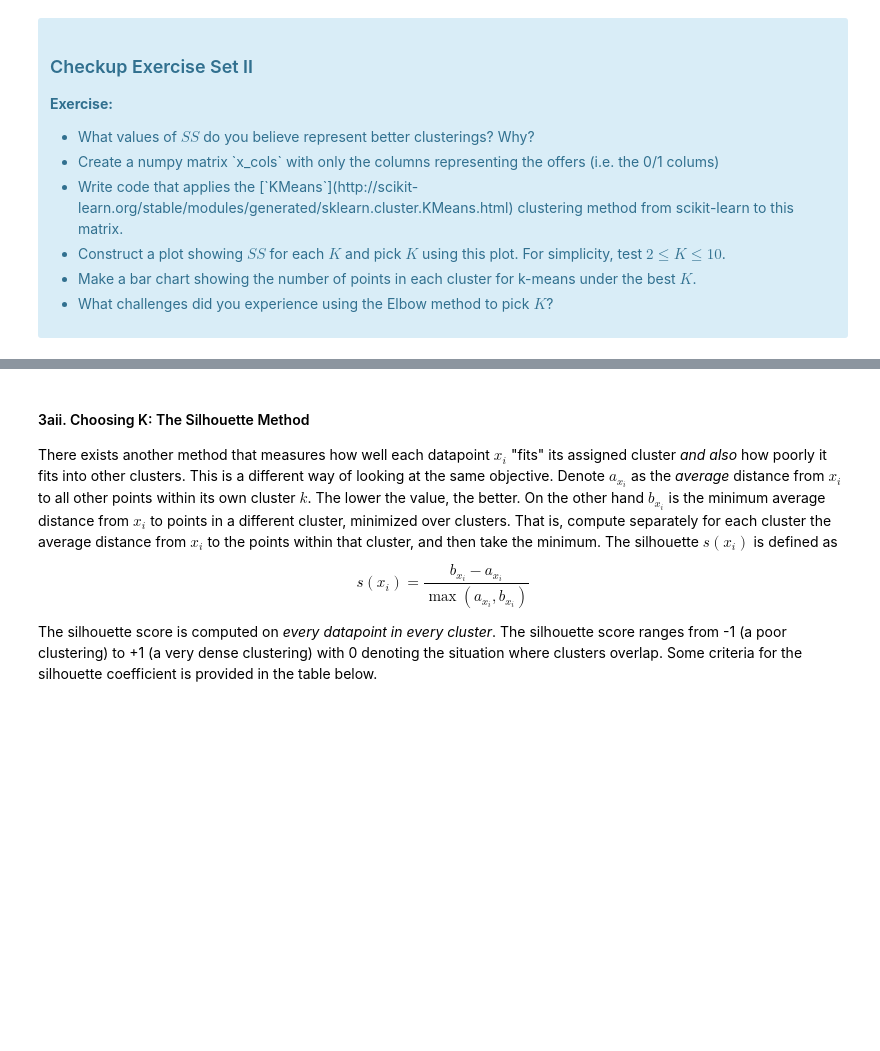
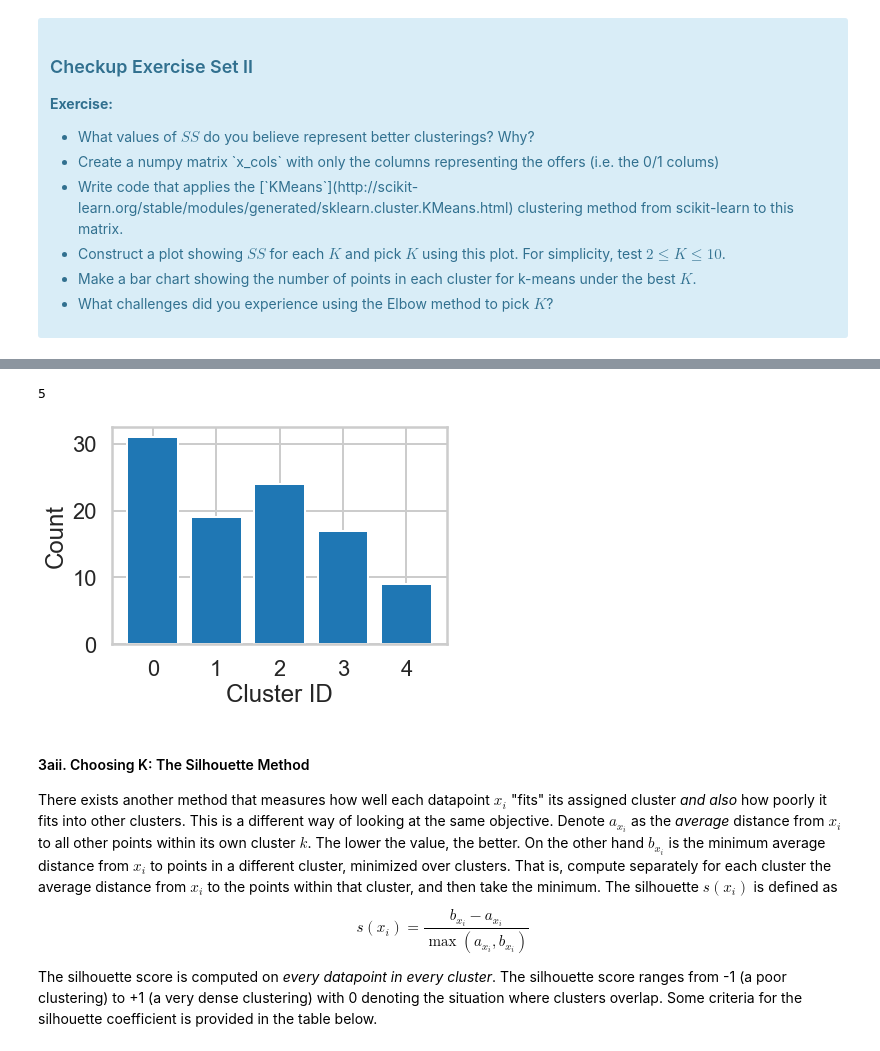
Before and after one commit to rajaridgway/Springboard, a Jupyter notebook: Clustering Case Study/Ridgway - Clustering Case Study - Customer Segmentation with K-Means - Tier 3.ipynb, the cells around one changed output, grey strips where cells are left out. Cells and saved outputs as stored; diff of their text form; code cells hidden in the pictures; blank space fills up the shorter version.

```diff
--- a/Clustering Case Study/Ridgway - Clustering Case Study - Customer Segmentation with K-Means - Tier 3.ipynb
+++ b/Clustering Case Study/Ridgway - Clustering Case Study - Customer Segmentation with K-Means - Tier 3.ipynb
@@ -124,3 +193,21 @@ where $x_i$ is a point, $C_k$ represents cluster $k$ and $\mu_k$ is the centroid
+# %%
+# What is the best K? Fill in the assignment below appropriately
+best_K = 5
+assignments_best_K = assignments[str(best_K)]
+counts = np.bincount(assignments_best_K)
+print(len(counts))
+
+# Call bar() on plt, with parameters range(best_K), counts, and align = 'center'
+plt.bar(range(best_K), counts, align='center')
+
+# Label the axes
+plt.xlabel("Cluster ID")
+plt.ylabel("Count")
+plt.xticks(range(best_K))
+plt.show()
+# %% [output]
+5
+[figure, added]
 # %% [markdown]
 #### 3aii. Choosing K: The Silhouette Method
 
```
Also changed, not shown: parts of 28 cells of this notebook, 1 other file.
